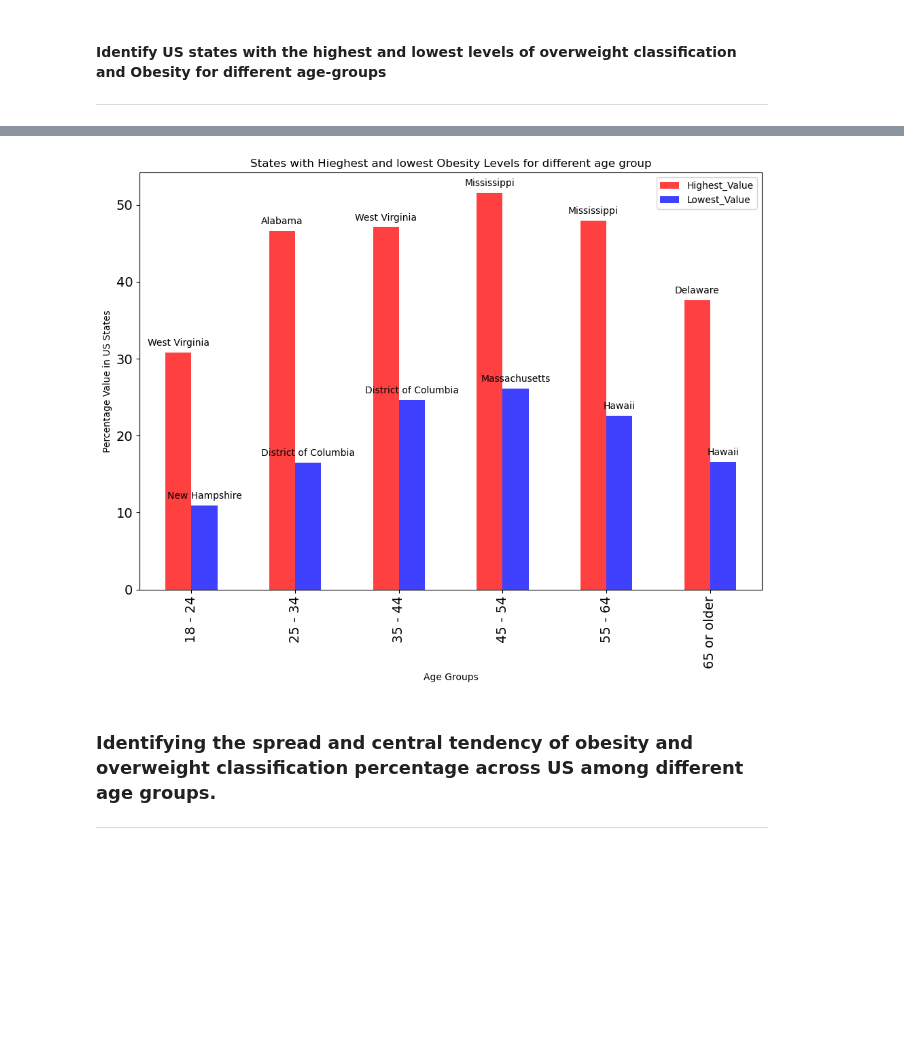
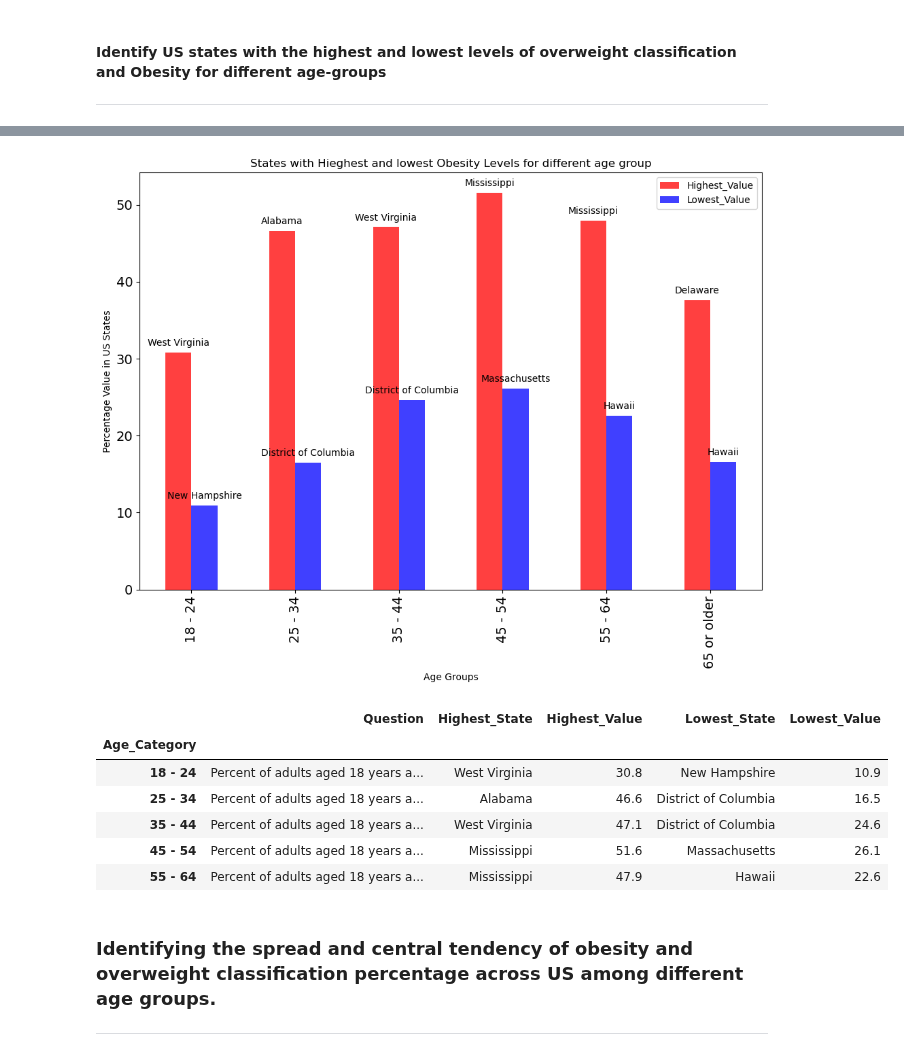
Before and after one commit to paolavdw/Project-1, a Jupyter notebook: Physical_Activity_and_Obesity_Across_US.ipynb, the cells around one changed output, grey strips where cells are left out. Cells and saved outputs as stored; diff of their text form; code cells hidden in the pictures; blank space fills up the shorter version.

```diff
--- a/Physical_Activity_and_Obesity_Across_US.ipynb
+++ b/Physical_Activity_and_Obesity_Across_US.ipynb
@@ -163,30 +163,38 @@ results_df
 # %%
 # Barchart for visualizing states with highest Obesity levels in different age groups
 #filter our dataframe for obesity question
 obesity = pd.DataFrame(results)
 obesity = obesity.loc[(obesity['Question']=='Percent of adults aged 18 years and older who have obesity')]
 
 obesity = obesity.set_index('Age_Category').sort_values('Age_Category')
 
 #plotting our analysis finding for obesity levels in different age groups across US
 figure1 = obesity.plot(kind='bar', color=['red','blue'], alpha=0.75 ,figsize=(10,8),
 title='States with Hieghest and lowest Obesity Levels for different age group',
 xlabel='Age Groups',ylabel='Percentage Value in US States', fontsize=14)
 
 #setting states label for each of bars in the barplot
 h_state = obesity['Highest_State']
 l_state = obesity['Lowest_State']
 
 #bar labels for states with highest and lowest obesity value for our plot figure
 figure1.bar_label(figure1.containers[0],h_state, padding=5,label_type='edge')
 figure1.bar_label(figure1.containers[1],l_state, padding = 5,label_type='edge')
 
 #save to image folder
-#plt.savefig("../Images/")
+plt.savefig("Images/ObesitState")
 plt.tight_layout()
 plt.show()
+obesity.head()
 # %% [output]
 [figure]
+|  | Question | Highest_State | Highest_Value | Lowest_State | Lowest_Value |
+| Age_Category |  |  |  |  |  |
+| 18 - 24 | Percent of adults aged 18 years a... | West Virginia | 30.8 | New Hampshire | 10.9 |
+| 25 - 34 | Percent of adults aged 18 years a... | Alabama | 46.6 | District of Columbia | 16.5 |
+| 35 - 44 | Percent of adults aged 18 years a... | West Virginia | 47.1 | District of Columbia | 24.6 |
+| 45 - 54 | Percent of adults aged 18 years a... | Mississippi | 51.6 | Massachusetts | 26.1 |
+| 55 - 64 | Percent of adults aged 18 years a... | Mississippi | 47.9 | Hawaii | 22.6 |
 # %% [markdown]
 ### Identifying the spread and central tendency of obesity and overweight classification percentage across US among different age groups.
 
```
Also changed, not shown: parts of 2 cells of this notebook, 3 other files.
